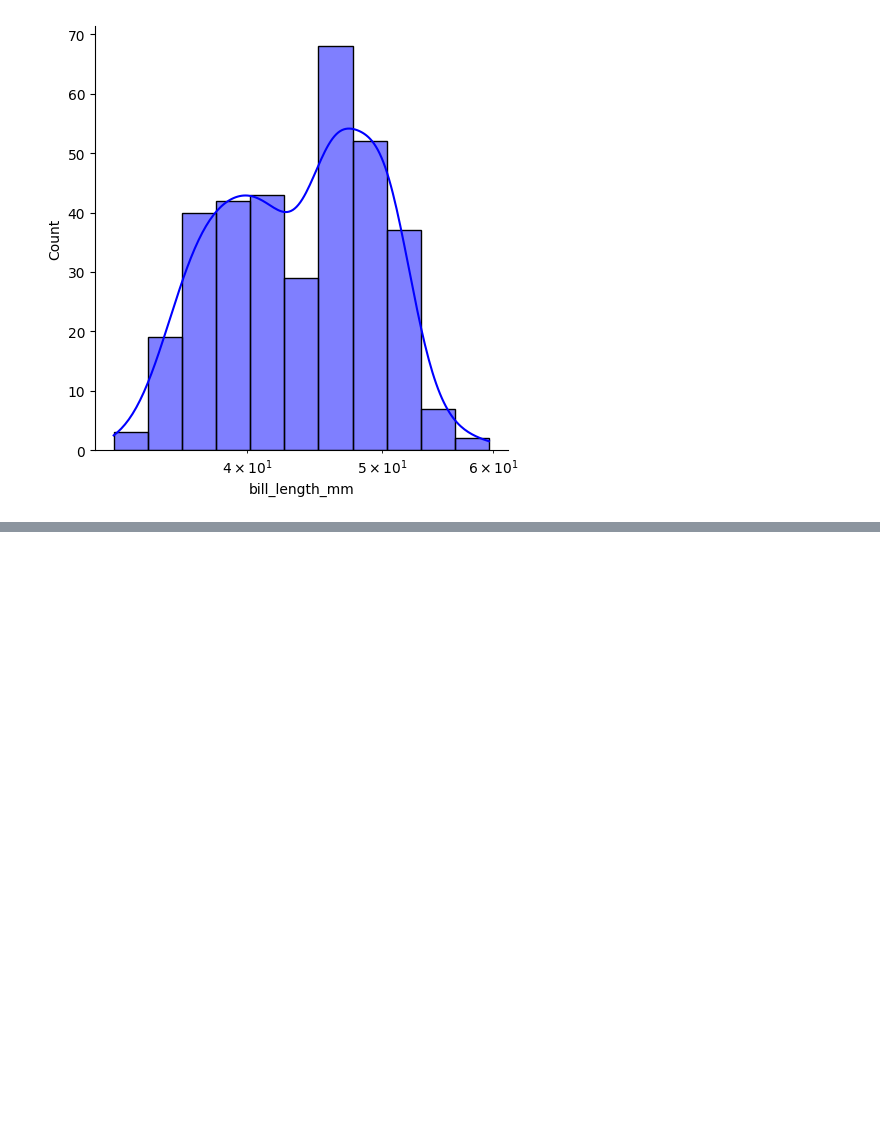
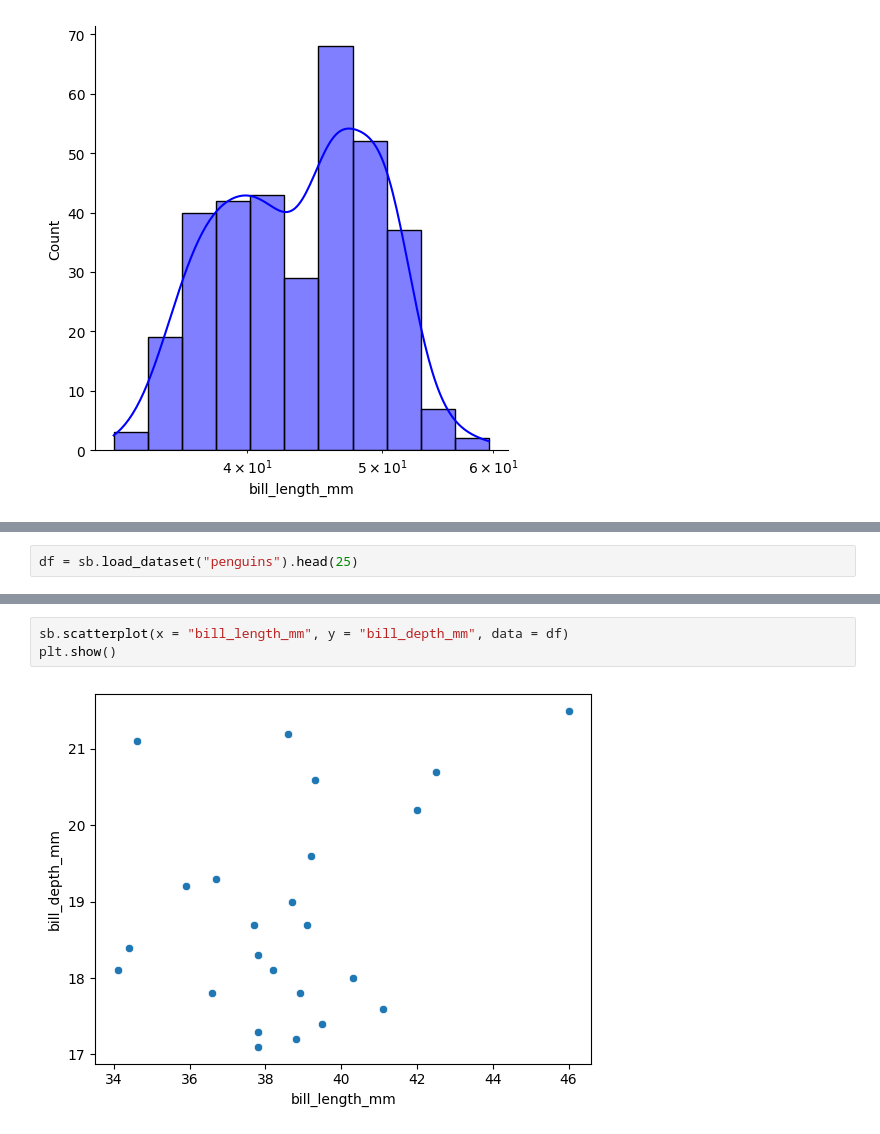
Before and after one commit to Tanay-Dwivedi/DADS-practice, a Jupyter notebook: Python/Seaborn/seaborn_practice2.ipynb, the cells around one changed output, grey strips where cells are left out. Saved outputs shown, nothing was run; the diff lists cells and outputs as text; blank space fills up the shorter version.

```diff
--- a/Python/Seaborn/seaborn_practice2.ipynb
+++ b/Python/Seaborn/seaborn_practice2.ipynb
@@ -57,0 +64,2 @@ plt.show()
+# %%
+df = sb.load_dataset("penguins").head(25)
@@ -57,0 +75,5 @@ plt.show()
+# %%
+sb.scatterplot(x = "bill_length_mm", y = "bill_depth_mm", data = df)
+plt.show()
+# %% [output]
+[figure, added]
```
Also changed, not shown: parts of 10 cells of this notebook.
